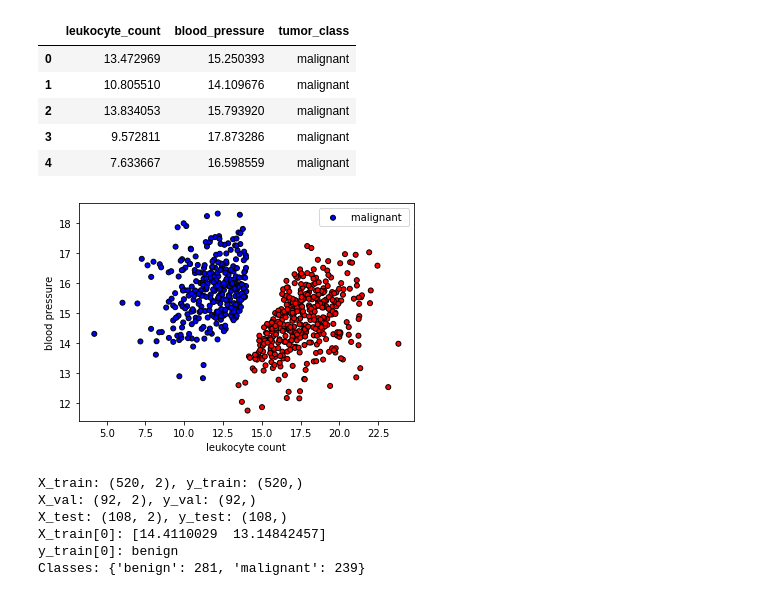
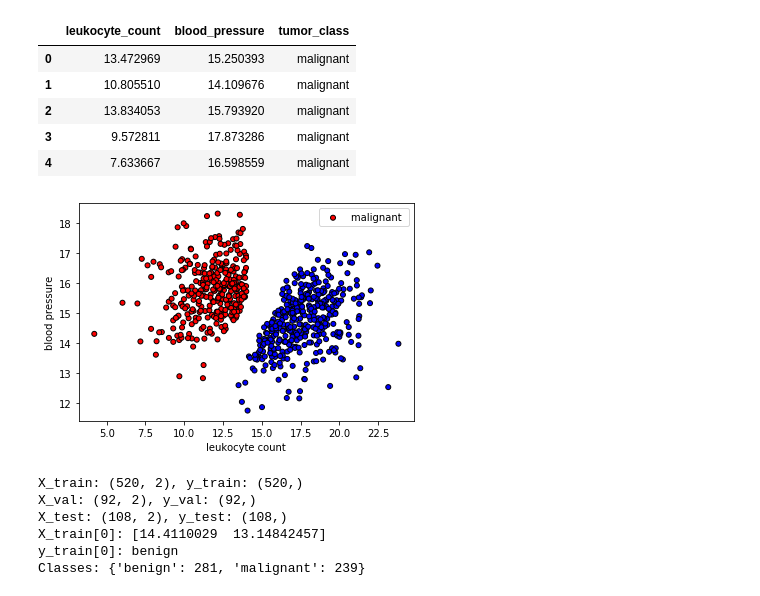
Before and after one commit to sjx1943/python_learning, a Jupyter notebook: python_AI/07_Data_and_Models.ipynb, the cells around one changed output. Cells and saved outputs as stored; diff of their text form; code cells hidden in the pictures.

```diff
--- a/python_AI/07_Data_and_Models.ipynb
+++ b/python_AI/07_Data_and_Models.ipynb
@@ -386,14 +409,14 @@ X = df_reduced[['leukocyte_count', 'blood_pressure']].values
 y = df_reduced['tumor_class'].values
 # %%
 # Plot data
-colors = {'benign': 'red', 'malignant': 'blue'}
+colors = {'benign': 'blue', 'malignant': 'red'}
 plt.scatter(X[:, 0], X[:, 1], c=[colors[_y] for _y in y], s=25, edgecolors='k')
 plt.xlabel('leukocyte count')
 plt.ylabel('blood pressure')
 plt.legend(['malignant ', 'benign'], loc="upper right")
 plt.show()
 # %% [output]
-[figure, old version]
+[figure, new version]
 # %%
 # Create data splits
 X_train, X_val, X_test, y_train, y_val, y_test = train_val_test_split(
```
Also changed, not shown: parts of 10 cells of this notebook, 5 other files.
